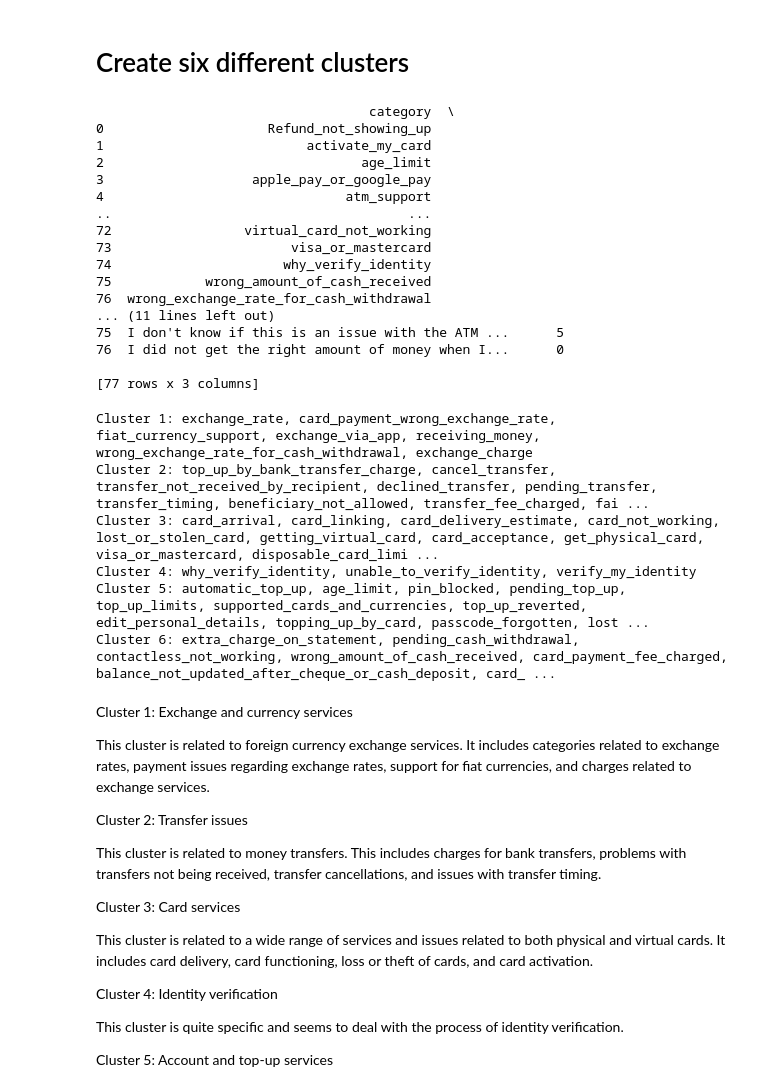
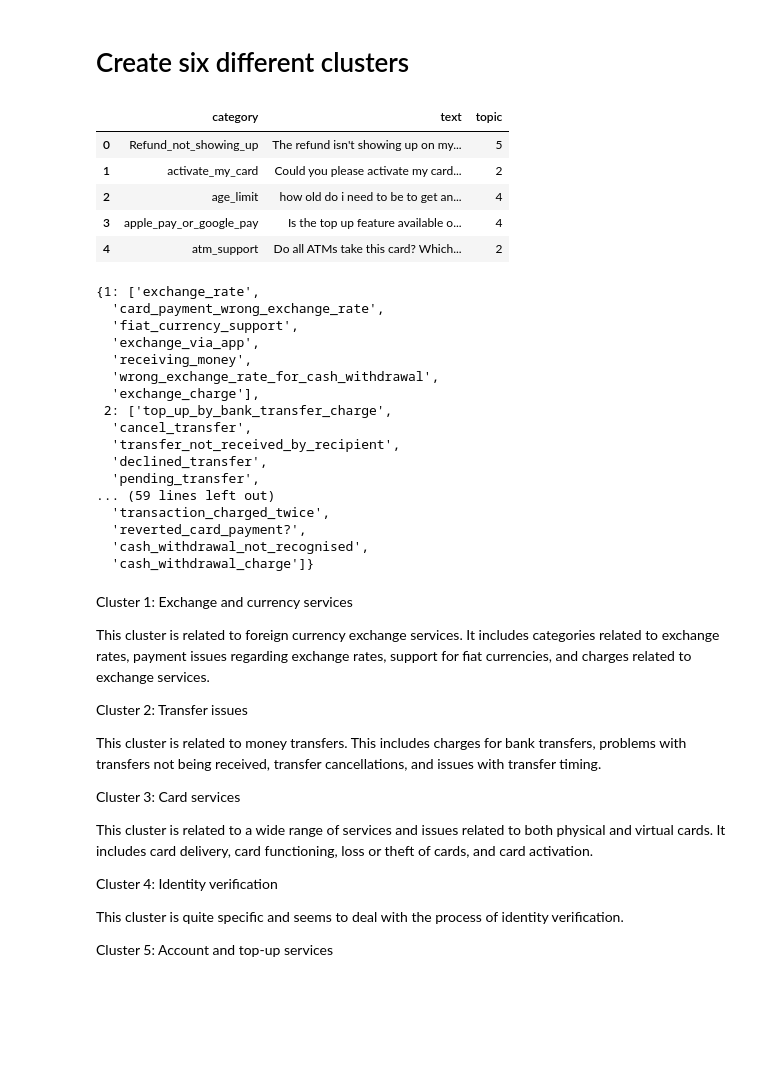
Before and after one commit to adc257/AmEx-Project, a Jupyter notebook: amex_cluster_viz.ipynb, the cells around one changed output. Cells and saved outputs as stored; diff of their text form; code cells hidden in the pictures; blank space fills up the shorter version.

Commit message:
Update the cluster notebook

```diff
--- a/amex_cluster_viz.ipynb
+++ b/amex_cluster_viz.ipynb
@@ -75,28 +84,17 @@ The "elbow" is not very distinct; however, there appears to be a slight bend at
 # %%
 # Clustering with K-means
 num_topics = 6 # From the elbow curve and silhouette score
 kmeans = KMeans(n_clusters=num_topics, random_state=42)
 aggregated_data["topic"] = kmeans.fit_predict(X)
 
-print(aggregated_data)
+aggregated_data.head(5)
 # %% [output]
-                                   category  \
-0                     Refund_not_showing_up
-1                          activate_my_card
-2                                 age_limit
-3                   apple_pay_or_google_pay
-4                               atm_support
-..                                      ...
-72                 virtual_card_not_working
-73                       visa_or_mastercard
-74                      why_verify_identity
-75            wrong_amount_of_cash_received
-76  wrong_exchange_rate_for_cash_withdrawal
-... (11 lines left out)
-75  I don't know if this is an issue with the ATM ...      5
-76  I did not get the right amount of money when I...      0
-
-[77 rows x 3 columns]
+|  | category | text | topic |
+| 0 | Refund_not_showing_up | The refund isn't showing up on my... | 5 |
+| 1 | activate_my_card | Could you please activate my card... | 2 |
+| 2 | age_limit | how old do i need to be to get an... | 4 |
+| 3 | apple_pay_or_google_pay | Is the top up feature available o... | 4 |
+| 4 | atm_support | Do all ATMs take this card? Which... | 2 |
 # %%
 # Merge the topic labels back to the original dataset
 merged = test.merge(aggregated_data[["category", "topic"]], on="category")
@@ -104,18 +102,35 @@ merged = test.merge(aggregated_data[["category", "topic"]], on="category")
 topic_categories = merged.groupby("topic")["category"].unique().reset_index()
 # %%
 # Loop over each cluster number and its corresponding categories
+clusters = {}
+
 for i in range(len(topic_categories)):
-    categories = topic_categories["category"].iloc[i]
-    categories_str = ", ".join(categories)
+    # Get the list of categories for this topic
+    categories = topic_categories["category"].iloc[i].tolist()
 
-    print(f"Cluster {i+1}: {categories_str}")
+    # Assign this list to the appropriate cluster number in the dictionary
+    clusters[i+1] = categories
+
+# This dictionary can be used to map clusters back to the original test dataset later
+clusters
 # %% [output]
-Cluster 1: exchange_rate, card_payment_wrong_exchange_rate, fiat_currency_support, exchange_via_app, receiving_money, wrong_exchange_rate_for_cash_withdrawal, exchange_charge
-Cluster 2: top_up_by_bank_transfer_charge, cancel_transfer, transfer_not_received_by_recipient, declined_transfer, pending_transfer, transfer_timing, beneficiary_not_allowed, transfer_fee_charged, fai ...
-Cluster 3: card_arrival, card_linking, card_delivery_estimate, card_not_working, lost_or_stolen_card, getting_virtual_card, card_acceptance, get_physical_card, visa_or_mastercard, disposable_card_limi ...
-Cluster 4: why_verify_identity, unable_to_verify_identity, verify_my_identity
-Cluster 5: automatic_top_up, age_limit, pin_blocked, pending_top_up, top_up_limits, supported_cards_and_currencies, top_up_reverted, edit_personal_details, topping_up_by_card, passcode_forgotten, lost ...
-Cluster 6: extra_charge_on_statement, pending_cash_withdrawal, contactless_not_working, wrong_amount_of_cash_received, card_payment_fee_charged, balance_not_updated_after_cheque_or_cash_deposit, card_ ...
+{1: ['exchange_rate',
+  'card_payment_wrong_exchange_rate',
+  'fiat_currency_support',
+  'exchange_via_app',
+  'receiving_money',
+  'wrong_exchange_rate_for_cash_withdrawal',
+  'exchange_charge'],
+ 2: ['top_up_by_bank_transfer_charge',
+  'cancel_transfer',
+  'transfer_not_received_by_recipient',
+  'declined_transfer',
+  'pending_transfer',
+... (59 lines left out)
+  'transaction_charged_twice',
+  'reverted_card_payment?',
+  'cash_withdrawal_not_recognised',
+  'cash_withdrawal_charge']}
 # %% [markdown]
 Cluster 1: Exchange and currency services
 
```
Also changed, not shown: parts of 11 cells of this notebook, 1 other file.
